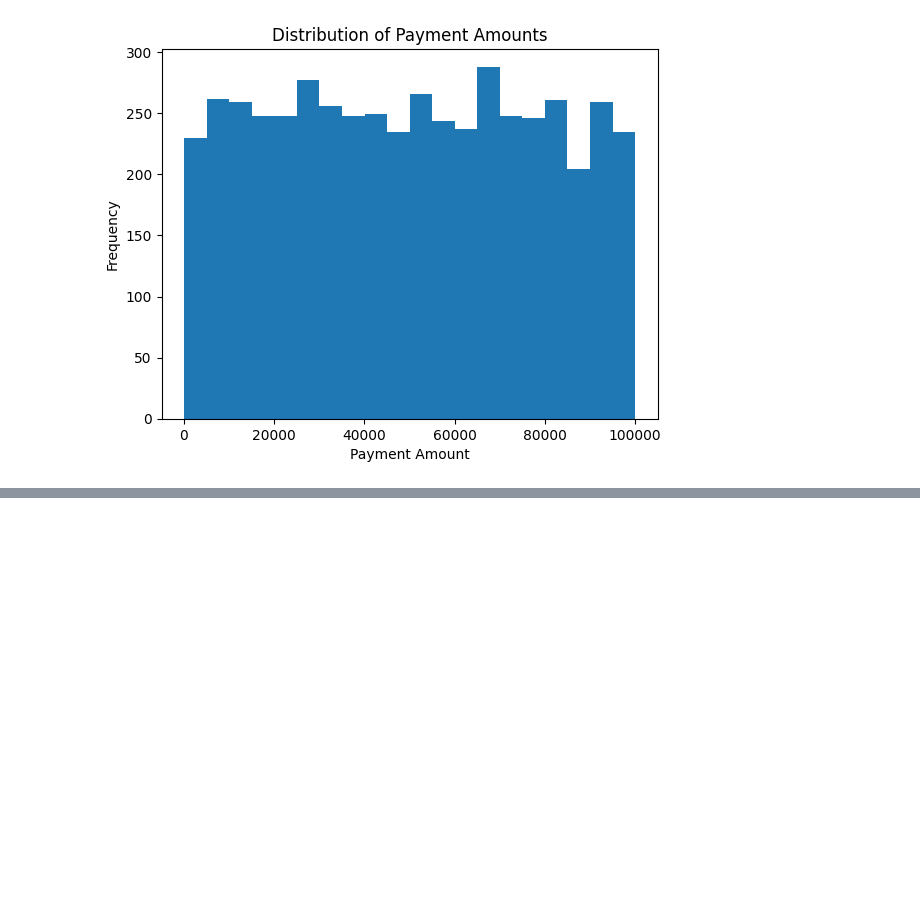
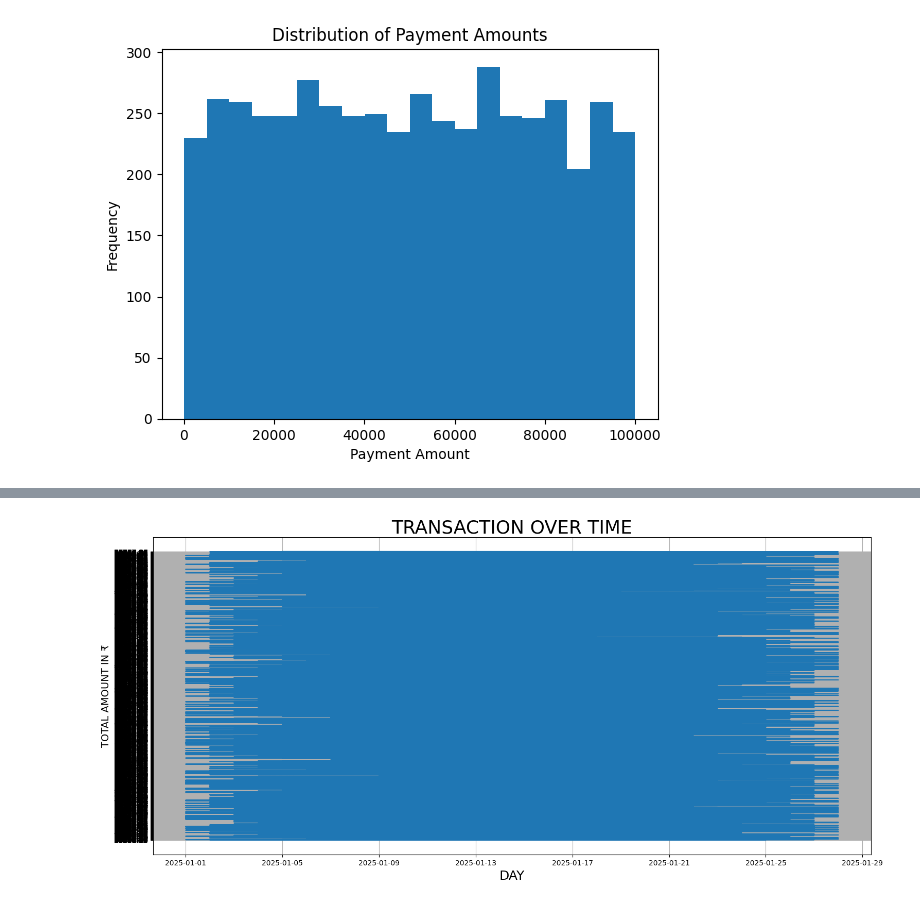
Before and after one commit to vijaykumarharakuni/data_analysis, a Jupyter notebook: Payment_Data.ipynb, the cells around one changed output, grey strips where cells are left out. Cells and saved outputs as stored; diff of their text form; code cells hidden in the pictures; blank space fills up the shorter version.

```diff
--- a/Payment_Data.ipynb
+++ b/Payment_Data.ipynb
@@ -531,0 +553,13 @@ plt.show()
+# %%
+import pandas as pd
+import seaborn as sns
+import matplotlib.pyplot as plt
+
+data = pd.read_excel('/content/ISO20022_Large_Payment_Data_Latest.xlsx')
+data.head(1)
+#url=https://github.com/vijaykumarharakuni/data_analysis/blob/main/ISO20022_Large_Payment_Data_Latest.xlsx
+#data=pd.read_excel('https://github.com/vijaykumarharakuni/data_analysis/blob/main/ISO20022_Large_Payment_Data_Latest.xlsx')
+
+data.info()
+
+###data_ai=pi.read_excel('/content/ISO20022_Large_Payment_Data_Latest.xlsx')
@@ -531,0 +691,10 @@ plt.show()
+# %%
+plt.figure(figsize=(18, 8))
+plt.plot(data['Execution Date'],data['Payment_Amount'])
+plt.xlabel("DAY",fontsize=18)
+plt.ylabel('TOTAL AMOUNT IN ₹',fontsize=14)
+plt.title("TRANSACTION OVER TIME",fontsize=26)
+plt.grid(True)
+plt.show()
+# %% [output]
+[figure, added]
```
Also changed, not shown: parts of 19 cells of this notebook.
